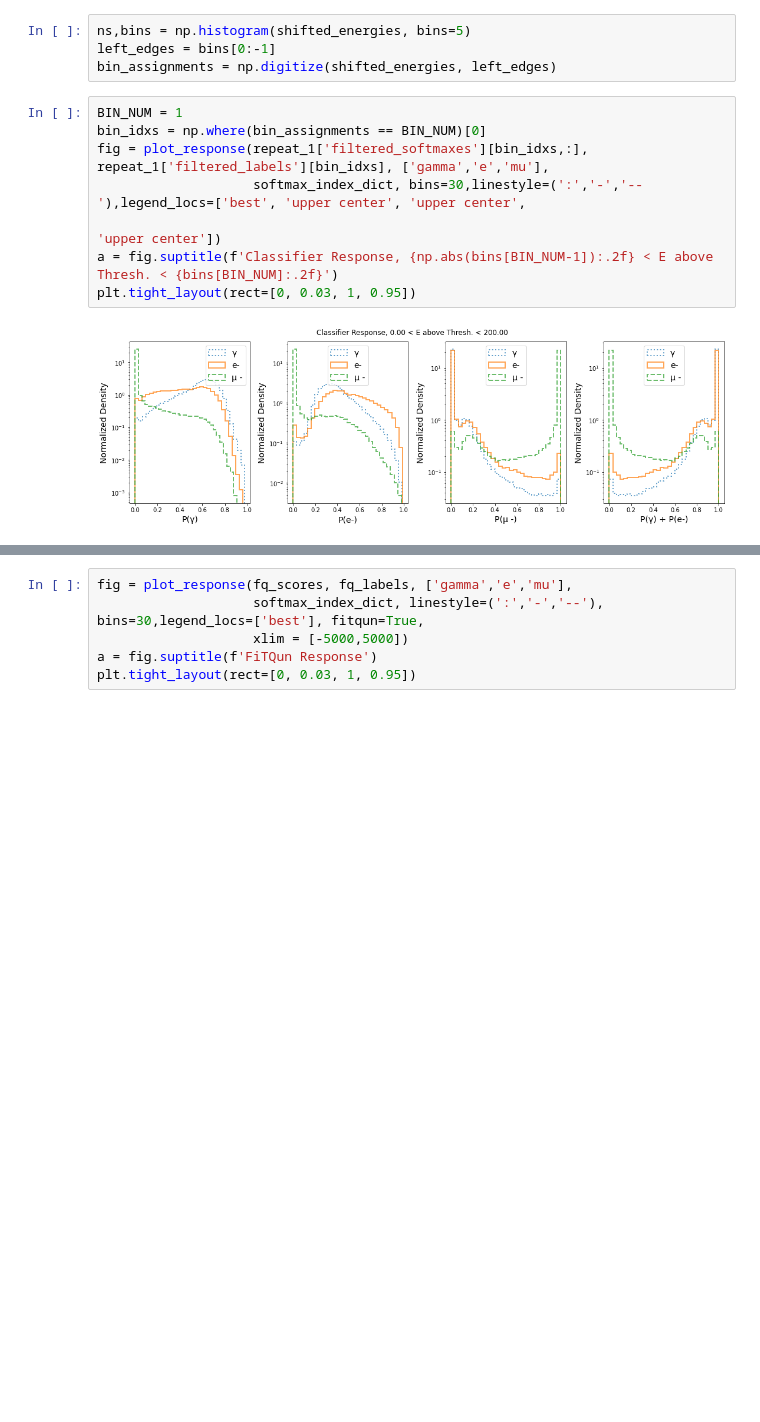
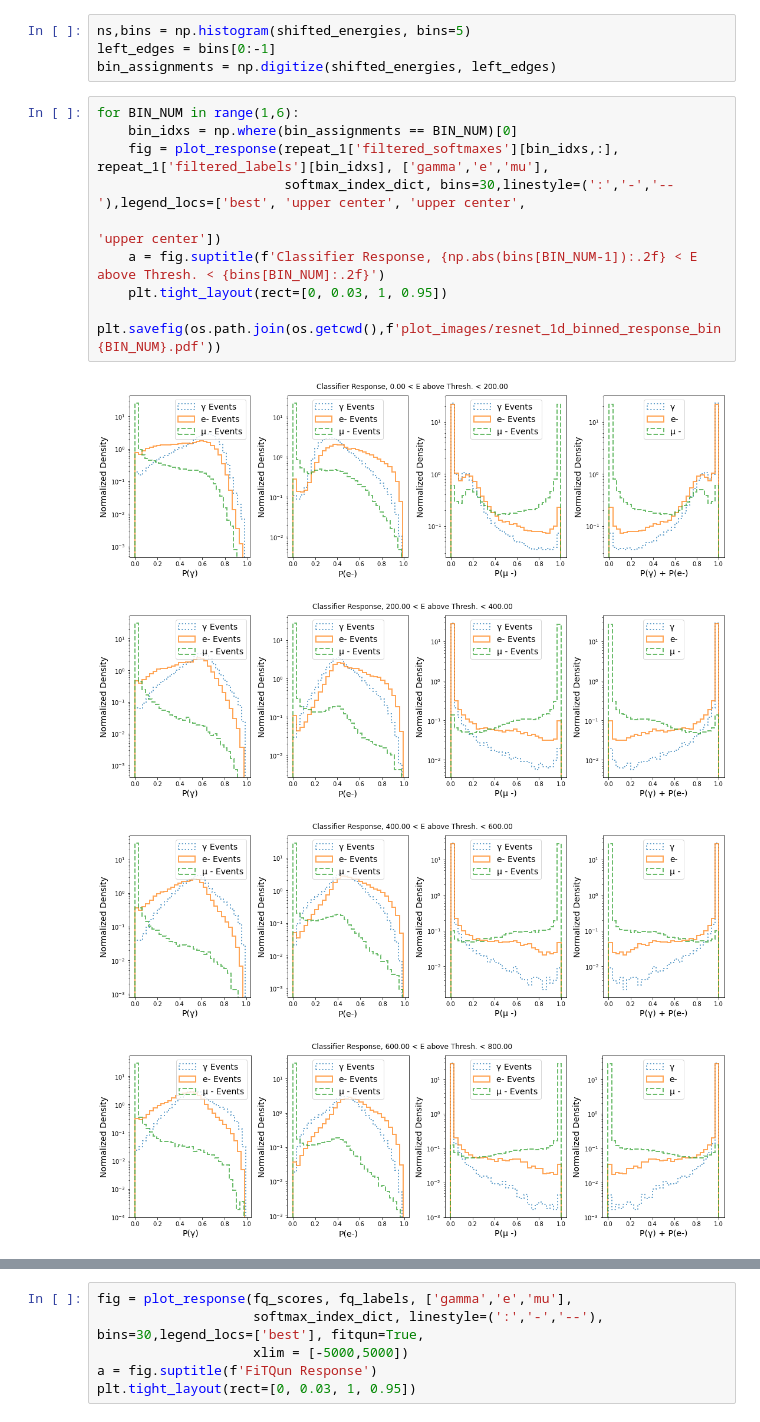
Before and after one commit to WatChMaL/CNN, a Jupyter notebook: Repeating_Classifier_Training/8. Comparing Additional Training and Testing Runs.ipynb, the cells around one changed output, grey strips where cells are left out. Saved outputs shown, nothing was run; the diff lists cells and outputs as text; blank space fills up the shorter version.

```diff
--- a/Repeating_Classifier_Training/8. Comparing Additional Training and Testing Runs.ipynb
+++ b/Repeating_Classifier_Training/8. Comparing Additional Training and Testing Runs.ipynb
@@ -509,12 +470,16 @@ ns,bins = np.histogram(shifted_energies, bins=5)
 left_edges = bins[0:-1]
 bin_assignments = np.digitize(shifted_energies, left_edges)
 # %%
-BIN_NUM = 1
-bin_idxs = np.where(bin_assignments == BIN_NUM)[0]
-fig = plot_response(repeat_1['filtered_softmaxes'][bin_idxs,:], repeat_1['filtered_labels'][bin_idxs], ['gamma','e','mu'],
-                    softmax_index_dict, bins=30,linestyle=(':','-','--'),legend_locs=['best', 'upper center', 'upper center',
-                                                                                    'upper center'])
-a = fig.suptitle(f'Classifier Response, {np.abs(bins[BIN_NUM-1]):.2f} < E above Thresh. < {bins[BIN_NUM]:.2f}')
-plt.tight_layout(rect=[0, 0.03, 1, 0.95])
+for BIN_NUM in range(1,6):
+    bin_idxs = np.where(bin_assignments == BIN_NUM)[0]
+    fig = plot_response(repeat_1['filtered_softmaxes'][bin_idxs,:], repeat_1['filtered_labels'][bin_idxs], ['gamma','e','mu'],
+                        softmax_index_dict, bins=30,linestyle=(':','-','--'),legend_locs=['best', 'upper center', 'upper center',
+                                                                                        'upper center'])
+    a = fig.suptitle(f'Classifier Response, {np.abs(bins[BIN_NUM-1]):.2f} < E above Thresh. < {bins[BIN_NUM]:.2f}')
+    plt.tight_layout(rect=[0, 0.03, 1, 0.95])
+    plt.savefig(os.path.join(os.getcwd(),f'plot_images/resnet_1d_binned_response_bin{BIN_NUM}.pdf'))
 # %% [output]
-[figure, old version]
+[figure, new version]
+[figure, added]
+[figure, added]
+[figure, added]
```
Also changed, not shown: parts of 25 cells of this notebook, 29 other files.
